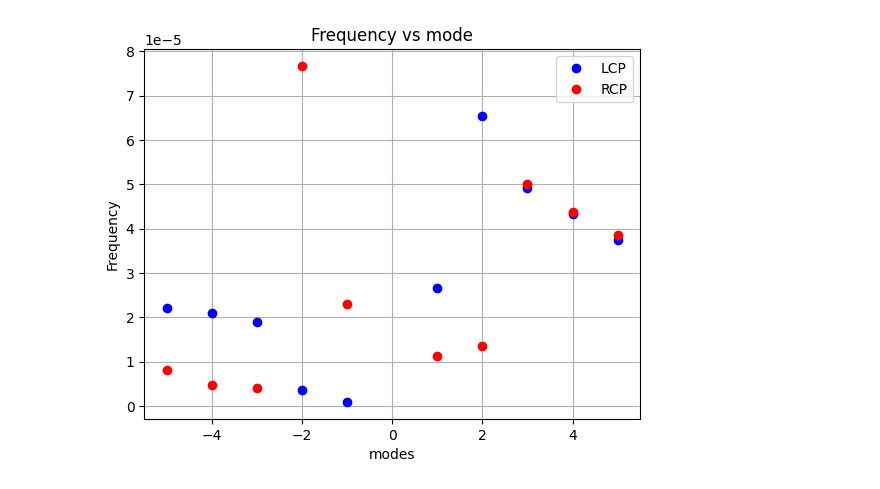
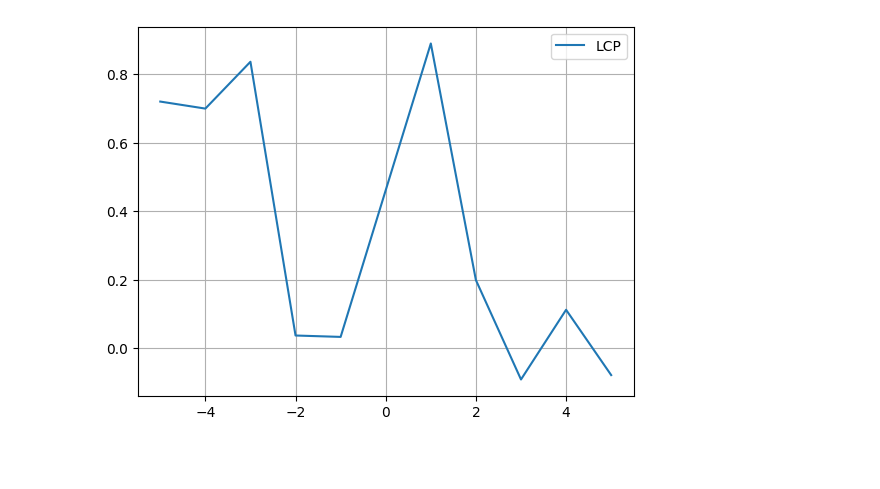
Before and after one commit to yashmohod/OtSim_analysis, a Jupyter notebook: analysisFiles/graphs-Dimer.ipynb, the cells around one changed output. Saved outputs shown, nothing was run; the diff lists cells and outputs as text; code cells hidden in the pictures; blank space fills up the shorter version.

```diff
--- a/analysisFiles/graphs-Dimer.ipynb
+++ b/analysisFiles/graphs-Dimer.ipynb
@@ -85,12 +181,26 @@ plt.plot(RCP_modeVar[4][1][:,0])
+# %%
+LCP_period= []
+RCP_period= []
+inx = 0
+for i in range(len(modes_)):
+    minpoint = np.argmin(LCP_axisCor[i][inx,:])
+    LCP_period.append(np.max(LCP_axisCor[i][inx,minpoint:]))
+    # RCP_period.append(np.min(RCP_axisCor[i][inx,:]))
+# %%
+plt.plot(modes_,LCP_period,label="LCP")
+# plt.plot(modes_,RCP_period,label="RCP")
+plt.legend()
+plt.grid()
+plt.savefig("modeVSperiod")
+# %% [output]
+[figure, added]
 # %%
-lcp_freq = getArrayFrequency(LCP_modeVar)*2*np.pi*lcp_radius
-rcp_freq = getArrayFrequency(RCP_modeVar)*2*np.pi*rcp_radius
-plt.plot(modes,lcp_freq,"o", label ="LCP",color="blue")
-plt.plot(modes,rcp_freq,"o", label ="RCP",color="red")
-plt.legend()
-plt.title("Frequency vs mode")
-plt.ylabel("Frequency")
-plt.xlabel("modes")
-plt.grid()
+# lcp_freq = getArrayFrequency(LCP_modeVar)*2*np.pi*lcp_radius
+# rcp_freq = getArrayFrequency(RCP_modeVar)*2*np.pi*rcp_radius
+# plt.plot(modes,lcp_freq,"o", label ="LCP",color="blue")
+# plt.plot(modes,rcp_freq,"o", label ="RCP",color="red")
+# plt.legend()
+# plt.title("Frequency vs mode")
+# plt.ylabel("Frequency")
+# plt.xlabel("modes")
+# plt.grid()
-# %% [output]
-[figure, removed]
```
Also changed, not shown: parts of 14 cells of this notebook, 53 other files.
